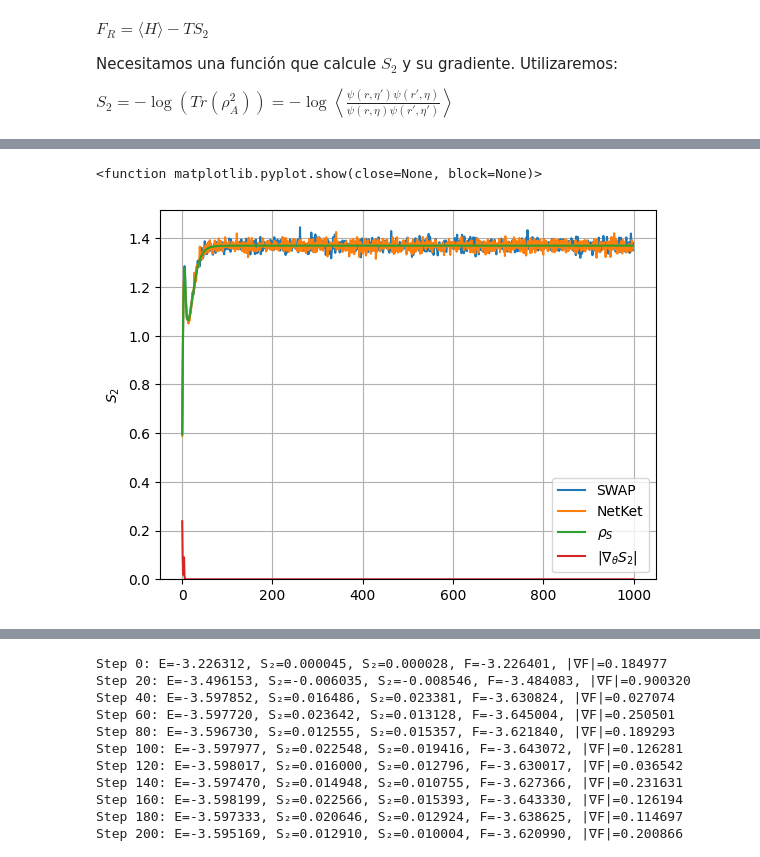
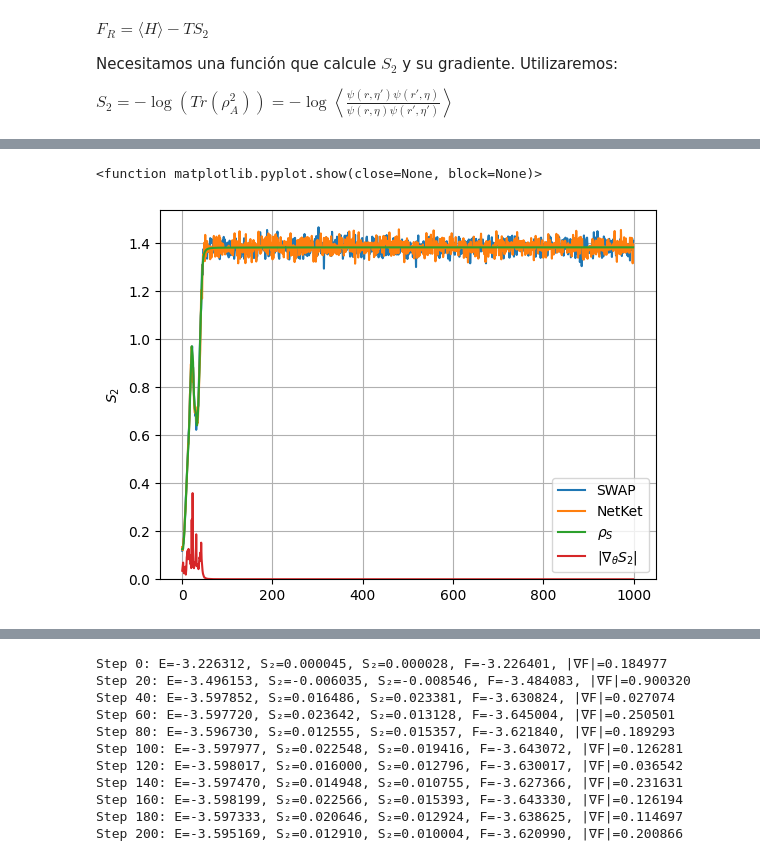
Before and after one commit to ismaelcastrouimp/TFM, a Jupyter notebook: Ancilla_Ising.ipynb, the cells around one changed output, grey strips where cells are left out. Drawn from its saved outputs; the diff is of its cells as text; code cells hidden in the pictures.

```diff
--- a/Ancilla_Ising.ipynb
+++ b/Ancilla_Ising.ipynb
@@ -675,12 +675,19 @@ class RBM_Z2(nn.Module):
     @nn.compact
     def __call__(self, x):
         # Definimos la RBM
-        # worker = nk.models.RBM(alpha=self.alpha, kernel_init=nn.initializers.normal(0.2), param_dtype=complex)
+        # worker = nk.models.RBM(alpha=self.alpha, param_dtype=float)
         # worker = MultiLayerPerceptron(layer_widths=[8,16,8,1])
         worker = nk.models.ARNNDense(
             hilbert= nk.hilbert.Spin(s=1/2, N=N+N_ancilla),
-            layers=2,           # capas ocultas
+            layers=1,           # capas ocultas
             features=16,        # neuronas por capa
+            activation=jax.nn.gelu,
+            kernel_init=nn.initializers.variance_scaling(
+                scale=0.1,
+                mode='fan_in',
+                distribution='truncated_normal'
+            ),
+            bias_init=nn.initializers.constant(0.1)
         )
 
         # Calculamos la log-amplitud para x y -x
@@ -700,6 +707,7 @@ class RBM_Z2(nn.Module):
             res = jax.nn.logsumexp(z2_stack, b=b, axis=0)
 
         return res
+        # return nk.nn.log_cosh(res)
 # %%
 #Comprobar que la derivada del gradiente funciona
 #Se busca el estado que maximiza S₂, en nuestro caso max(S₂)=ln(4)
@@ -707,46 +715,18 @@ class RBM_Z2(nn.Module):
 partition = list(range(N))
 # sampler = nk.sampler.MetropolisLocal(hi_extended)
 sampler = nk.sampler.ExactSampler(hilbert=hi_extended)
-model = RBM_Z2(alpha=8, trivial_Z2=True)
-vstate = nk.vqs.MCState(sampler, model, n_samples=20000)
+model = RBM_Z2(alpha=4, trivial_Z2=True)
+vstate = nk.vqs.MCState(sampler, model, n_samples=5000)
 vstate.init_parameters
-# optimizer = optax.sgd(learning_rate=0.8, momentum=0.9)
+lr = optax.warmup_cosine_decay_schedule(init_value=0.5, peak_value=1.5, warmup_steps=300, decay_steps=1000, end_value=0.1)
+# lr = 0.05
+# lr = optax.linear_onecycle_schedule(1000, 0.5, 0.1, 0.85, 10, 100)
 # optimizer = optax.adam(learning_rate=optax.schedules.linear_onecycle_schedule(1000, 0.5, 0.3, 0.85, 10, 100))
 # optimizer = optax.adamw(learning_rate=0.1, weight_decay=1e-2)
-# optimizer = optax.chain(
-#     optax.clip_by_global_norm(1.0),
-#     optax.sgd(learning_rate=optax.schedules.cosine_decay_schedule(init_value=1.0,decay_steps=1000,alpha=0.01),
-#               momentum=0.9, nesterov=True)
-# )
-optimizer = optax.chain(
-    optax.clip_by_global_norm(1.0),
-    optax.adam(
-        learning_rate=optax.warmup_cosine_decay_schedule(
-            init_value=0.01,           # Empieza en 0.2
-            peak_value=1,           # LR máximo (fase exploratoria)
-            warmup_steps=300,         # steps subiendo
-            decay_steps=1000,         # 1000 steps total
-            end_value=0.1           # LR final (refinamiento)
-        ),
-        b1=0.9,                       # Momentum (default)
-        b2=0.999                      # Segundo momento (default)
-    )
-)
-# optimizer = optax.chain(
-#     optax.clip_by_global_norm(1.0),
-#     optax.adamw(
-#         learning_rate=optax.warmup_cosine_decay_schedule(
-#             init_value=0.0,           # Empieza en 0
-#             peak_value=0.5,           # LR máximo (fase exploratoria)
-#             warmup_steps=100,         # 100 steps subiendo
-#             decay_steps=1000,         # 1000 steps total
-#             end_value=0.001           # LR final (refinamiento)
-#         ),
-#         weight_decay=1e-4,            # Regularización suave
-#         b1=0.9,                       # Momentum (default)
-#         b2=0.999                      # Segundo momento (default)
-#     )
-# )
+optimizer = optax.chain(optax.clip_by_global_norm(1.0),optax.sgd(learning_rate=lr,momentum=0.9))
+# optimizer = optax.chain(optax.clip_by_global_norm(1.0),optax.adam(learning_rate=lr,b1=0.9,b2=0.999))
+# optimizer = optax.chain(optax.clip_by_global_norm(1.0),optax.adam(learning_rate=lr, b1=0.9, b2=0.99))
+
 opt_state = optimizer.init(vstate.parameters)
 
 S2_history_swap = []
@@ -757,7 +737,7 @@ S2_grad_history= []
 S2_obs = nk.experimental.observable.Renyi2EntanglementEntropy(hi_extended, partition=partition)
 
 for step in range(1000):
-    S2, S2_grad_2 = renyi2_entropy_and_grad_sampled(vstate, partition, 10000, key=step)
+    S2, S2_grad_2 = renyi2_entropy_and_grad_sampled(vstate, partition, 5000, key=step)
     # S2_grad_2 = renyi2_grad_only_stable(vstate, partition, 10000, key=step)
     # S2, S2_grad_2 = renyi2_entropy_and_grad_stable(vstate, partition, 10000, key=step)
     # S2, S2_grad_2 = renyi2_entropy_and_grad_averaged(vstate, partition, 1008, step, 10)
@@ -815,5 +795,5 @@ Step 980: S₂(SWAP)=1.347074, S₂(NK)=1.386294, S₂(ρₛ)=1.370135, |∇S₂
 <function matplotlib.pyplot.show(close=None, block=None)>
-[figure, old version]
+[figure, new version]
 # %%
 def visualize_s2_landscape(vstate, partition, optimal_params, n_samples=10000):
     """
```
Also changed, not shown: parts of 7 cells of this notebook, 2 other files.
